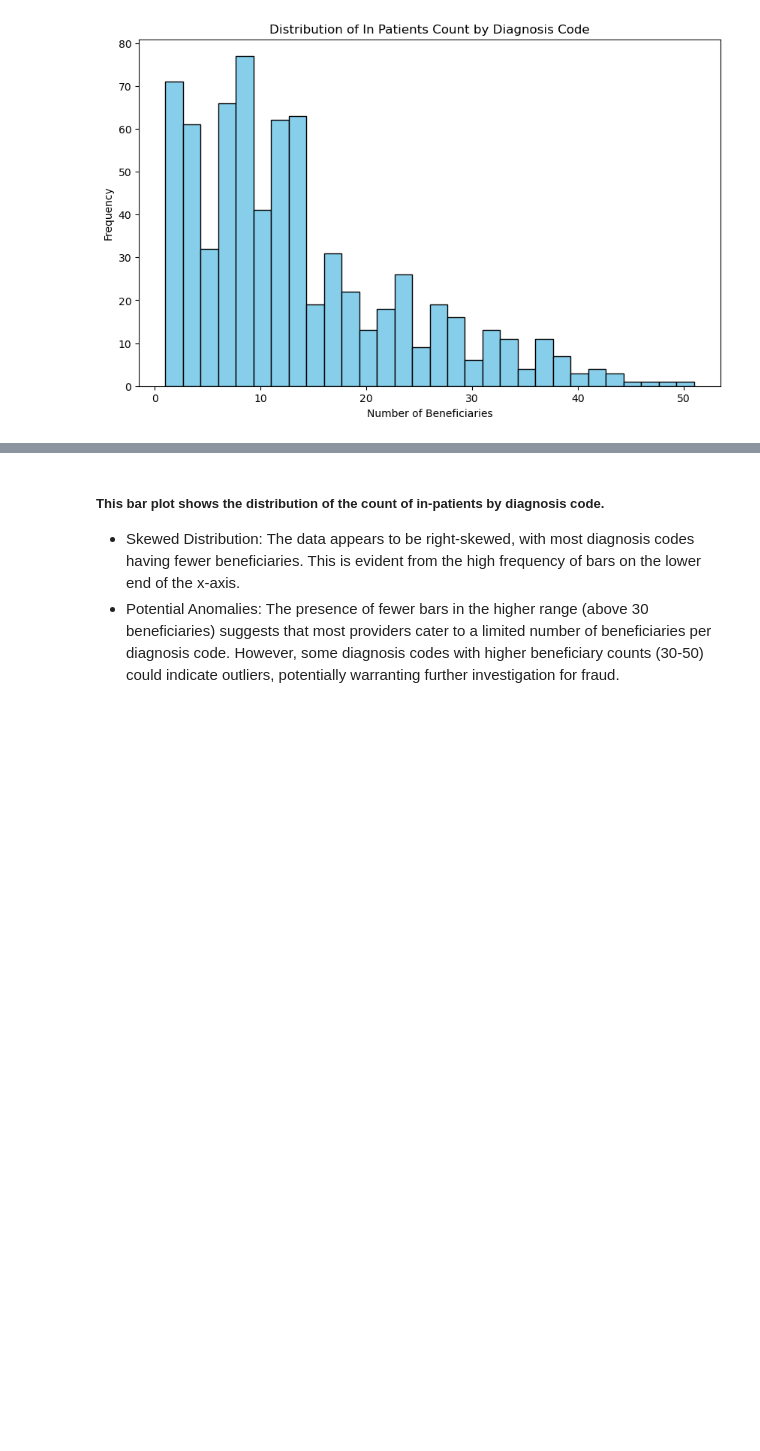
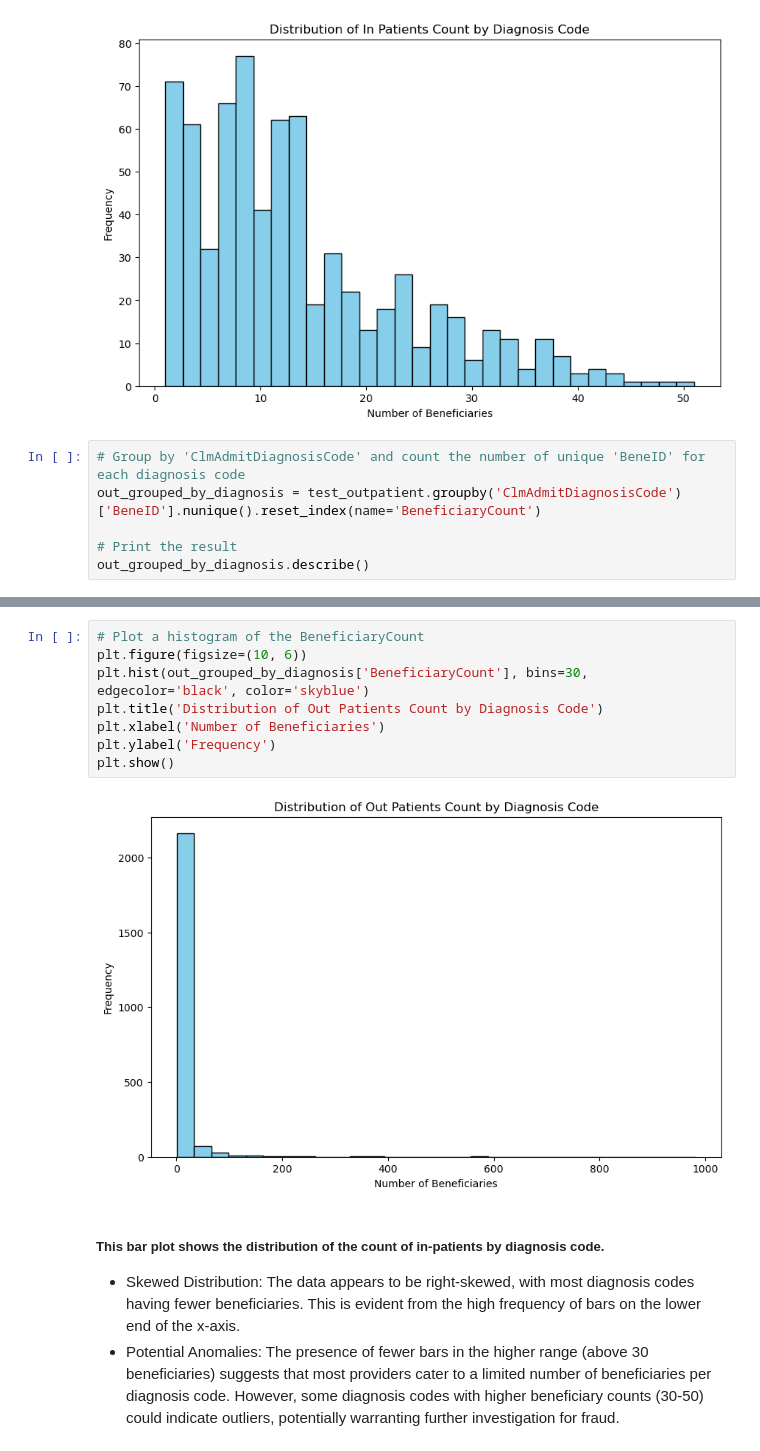
Before and after one commit to CesarChaparro1974/Healthcare-provider-fraud-detection, a Jupyter notebook: notebook.ipynb, the cells around one changed output, grey strips where cells are left out. Cells and saved outputs as stored; diff of their text form; blank space fills up the shorter version.

```diff
--- a/notebook.ipynb
+++ b/notebook.ipynb
@@ -952,3 +952,9 @@ plt.ylabel('Frequency')
 plt.show()
 # %% [output]
 [figure]
+# %%
+# Group by 'ClmAdmitDiagnosisCode' and count the number of unique 'BeneID' for each diagnosis code
+out_grouped_by_diagnosis = test_outpatient.groupby('ClmAdmitDiagnosisCode')['BeneID'].nunique().reset_index(name='BeneficiaryCount')
+
+# Print the result
+out_grouped_by_diagnosis.describe()
@@ -955,3 +971,13 @@ plt.show()
+# %%
+# Plot a histogram of the BeneficiaryCount
+plt.figure(figsize=(10, 6))
+plt.hist(out_grouped_by_diagnosis['BeneficiaryCount'], bins=30, edgecolor='black', color='skyblue')
+plt.title('Distribution of Out Patients Count by Diagnosis Code')
+plt.xlabel('Number of Beneficiaries')
+plt.ylabel('Frequency')
+plt.show()
+# %% [output]
+[figure, added]
 # %% [markdown]
 ##### This bar plot shows the distribution of the count of in-patients by diagnosis code.<br>
 - Skewed Distribution: The data appears to be right-skewed, with most diagnosis codes having fewer beneficiaries. This is evident from the high frequency of bars on the lower end of the x-axis.<br>
```
Also changed, not shown: parts of 41 cells of this notebook, 2 other files.
